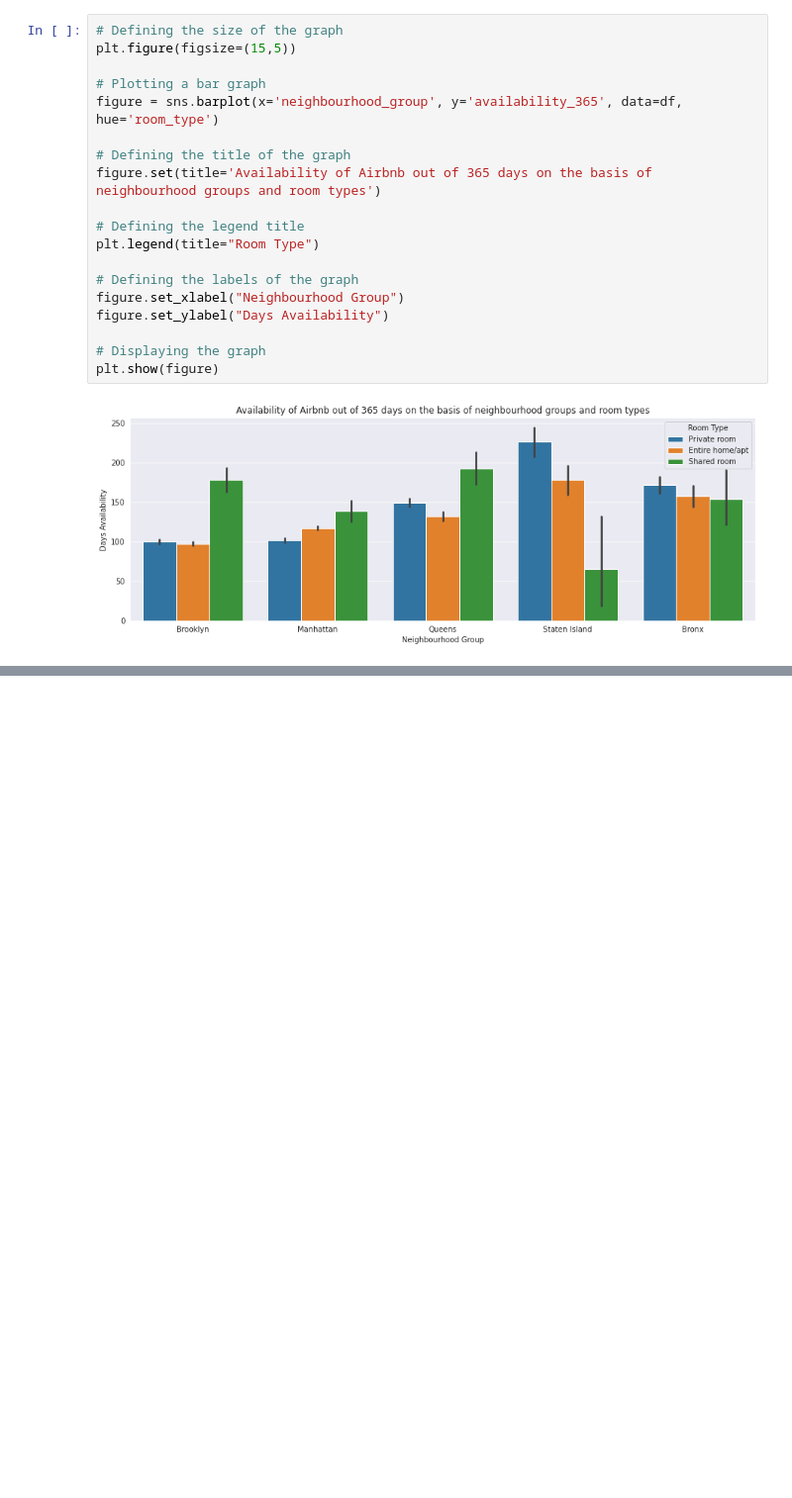
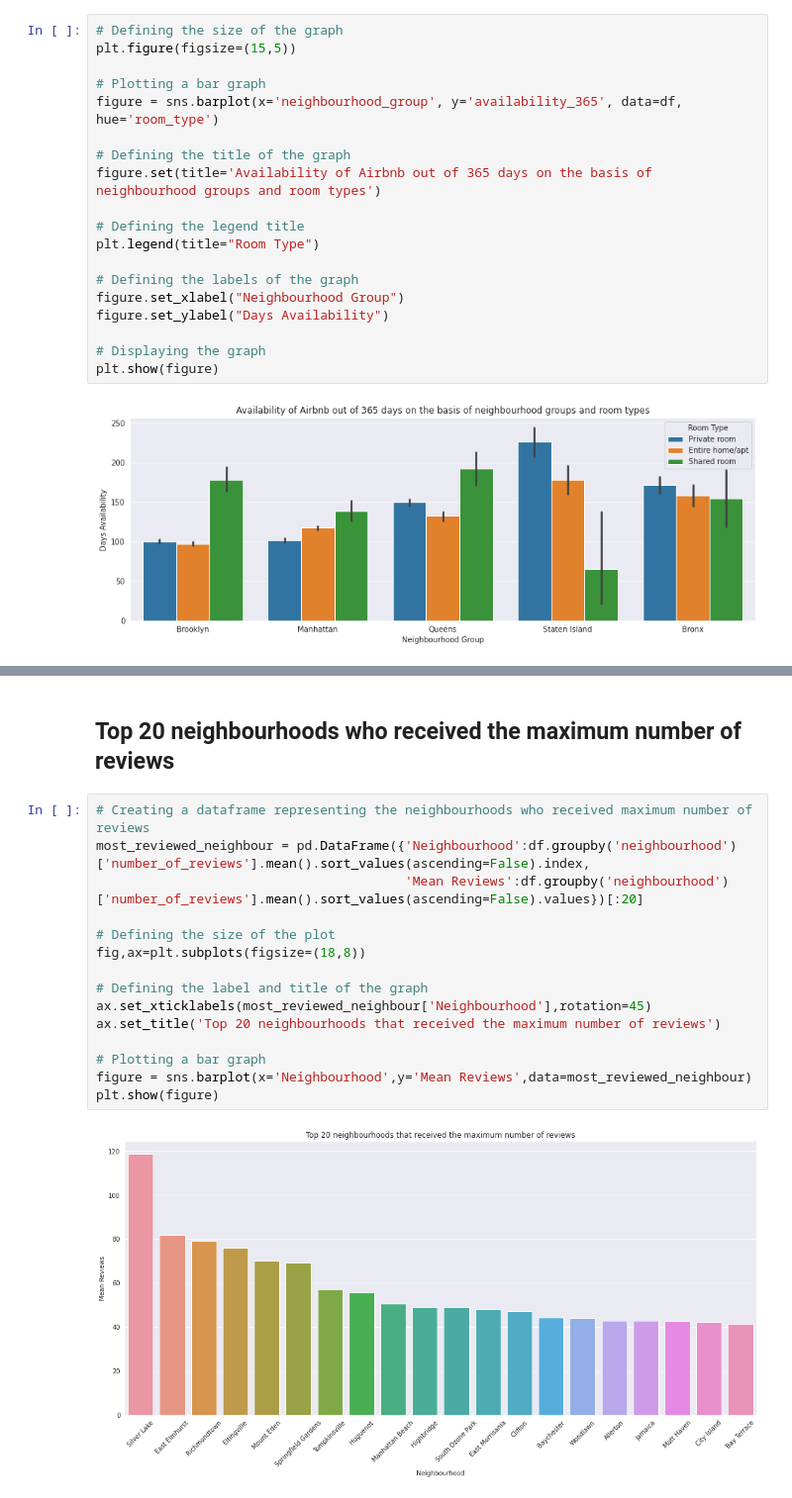
Before and after one commit to prav87654/Airbnb-EDA, a Jupyter notebook: Airbnb_EDA_Capstone_Project_Praveen_Sivakumar.ipynb, the cells around one changed output, grey strips where cells are left out. Shown at 99% size. Saved outputs shown, nothing was run; the diff lists cells and outputs as text; blank space fills up the shorter version.

```diff
--- a/Airbnb_EDA_Capstone_Project_Praveen_Sivakumar.ipynb
+++ b/Airbnb_EDA_Capstone_Project_Praveen_Sivakumar.ipynb
@@ -401,0 +448,19 @@ plt.show(figure)
+# %% [markdown]
+## **Top 20 neighbourhoods who received the maximum number of reviews**
+# %%
+# Creating a dataframe representing the neighbourhoods who received maximum number of reviews
+most_reviewed_neighbour = pd.DataFrame({'Neighbourhood':df.groupby('neighbourhood')['number_of_reviews'].mean().sort_values(ascending=False).index,
+                                        'Mean Reviews':df.groupby('neighbourhood')['number_of_reviews'].mean().sort_values(ascending=False).values})[:20]
+
+# Defining the size of the plot
+fig,ax=plt.subplots(figsize=(18,8))
+
+# Defining the label and title of the graph
+ax.set_xticklabels(most_reviewed_neighbour['Neighbourhood'],rotation=45)
+ax.set_title('Top 20 neighbourhoods that received the maximum number of reviews')
+
+# Plotting a bar graph
+figure = sns.barplot(x='Neighbourhood',y='Mean Reviews',data=most_reviewed_neighbour)
+plt.show(figure)
+# %% [output]
+[figure, added]
```
Also changed, not shown: parts of 4 cells of this notebook.
